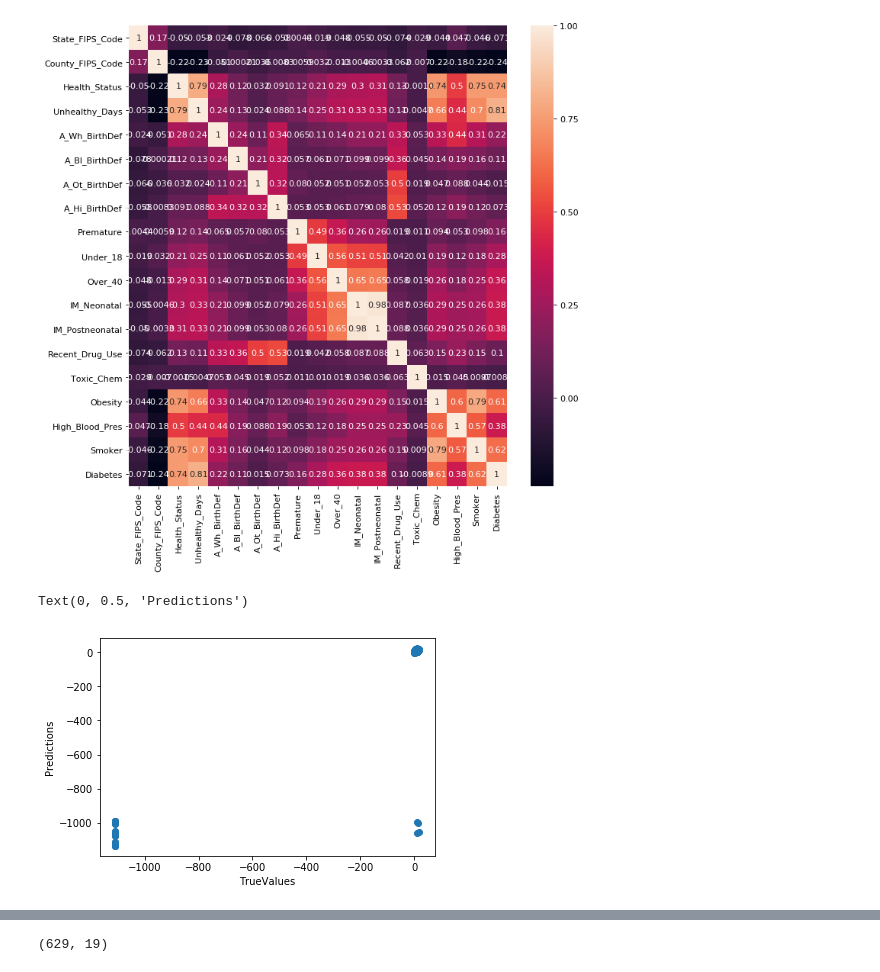
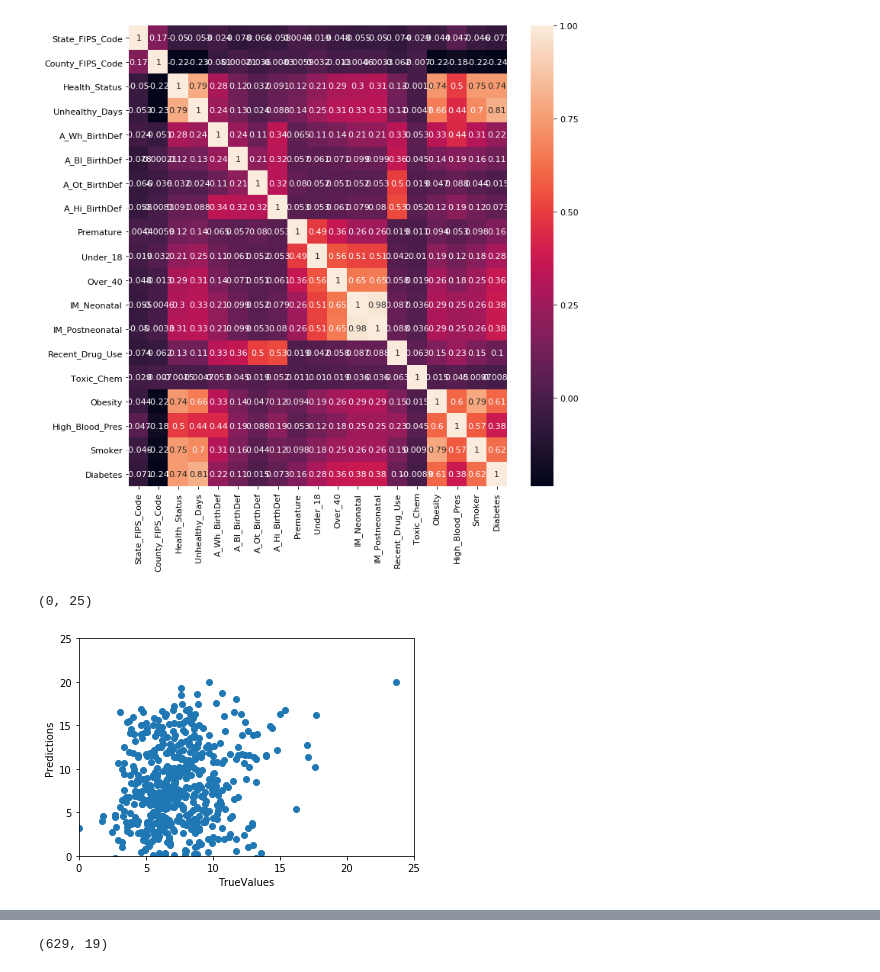
Before and after one commit to fpu-spring2019-ml-team2/MachineLearning, a Jupyter notebook: ML_Project.ipynb, the cells around one changed output, grey strips where cells are left out. Cells and saved outputs as stored; diff of their text form; code cells hidden in the pictures.

Commit message:
[scatter] set axis boundaries on the scatter plot

```diff
--- a/ML_Project.ipynb
+++ b/ML_Project.ipynb
@@ -90,10 +90,12 @@ sns.heatmap(corr, annot=True)
 # %%
 plt.scatter(y_test, predictions)
 plt.xlabel('TrueValues')
 plt.ylabel('Predictions')
+plt.xlim(0, 25)
+plt.ylim(0, 25)
 # %% [output]
-Text(0, 0.5, 'Predictions')
+(0, 25)
-[figure, old version]
+[figure, new version]
 # %%
 model.score(X_test, y_test)
 # %% [output]
```
Also changed, not shown: parts of 1 cell of this notebook.
